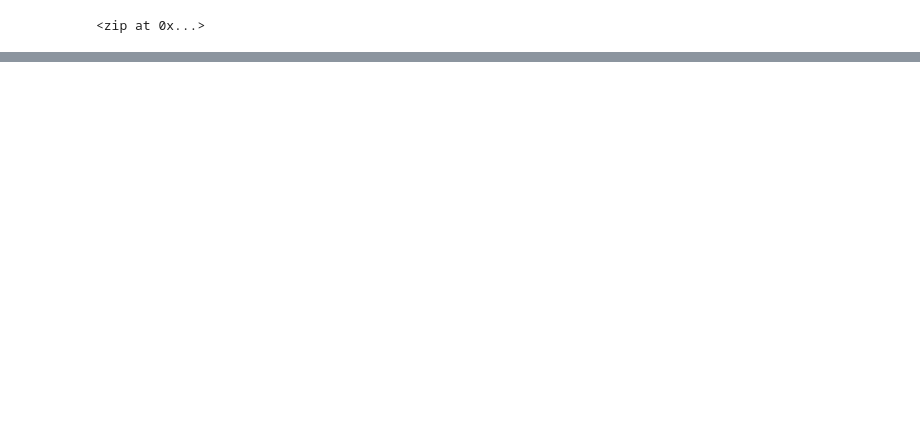
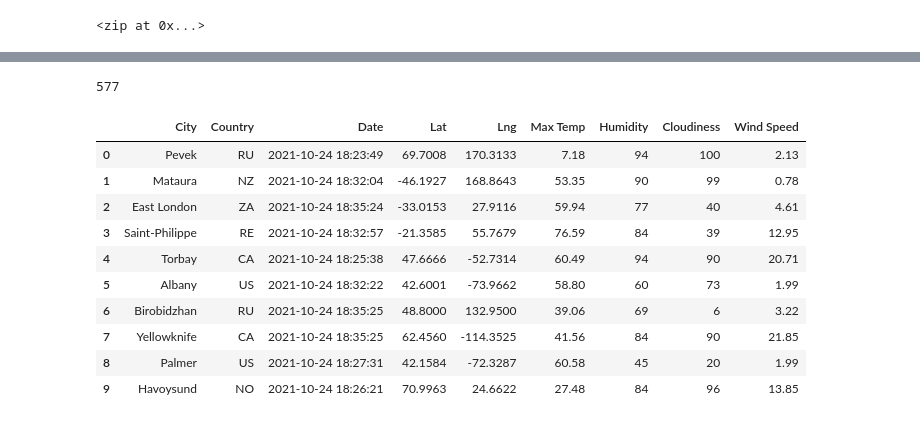
Before and after one commit to LinzStearns/World_Weather_Analysis, a Jupyter notebook: WeatherPy.ipynb, the cells around one changed output, grey strips where cells are left out. Cells and saved outputs as stored; diff of their text form; code cells hidden in the pictures; blank space fills up the shorter version.

Commit message:
Commit Modifications to gitignore and add Weather file

```diff
--- a/WeatherPy.ipynb
+++ b/WeatherPy.ipynb
@@ -51,0 +52,12 @@ len(cities)
+# %%
+# Import the requests library.
+import requests
+
+# Import the API key.
+from config import weather_api_key
+
+# Starting URL for Weather Map API Call.
+url = "http://api.openweathermap.org/data/2.5/weather?units=Imperial&APPID=" + weather_api_key
+
+# Import the datetime module from the datetime library.
+from datetime import datetime
@@ -51,0 +143,20 @@ len(cities)
+# %%
+len(city_data)
+# %% [output]
+577
+# %%
+# Convert the array of dictionaries to a Pandas DataFrame.
+city_data_df = pd.DataFrame(city_data)
+city_data_df.head(10)
+# %% [output]
+|  | City | Country | Date | Lat | Lng | Max Temp | Humidity | Cloudiness | Wind Speed |
+| 0 | Pevek | RU | 2021-10-24 18:23:49 | 69.7008 | 170.3133 | 7.18 | 94 | 100 | 2.13 |
+| 1 | Mataura | NZ | 2021-10-24 18:32:04 | -46.1927 | 168.8643 | 53.35 | 90 | 99 | 0.78 |
+| 2 | East London | ZA | 2021-10-24 18:35:24 | -33.0153 | 27.9116 | 59.94 | 77 | 40 | 4.61 |
+| 3 | Saint-Philippe | RE | 2021-10-24 18:32:57 | -21.3585 | 55.7679 | 76.59 | 84 | 39 | 12.95 |
+| 4 | Torbay | CA | 2021-10-24 18:25:38 | 47.6666 | -52.7314 | 60.49 | 94 | 90 | 20.71 |
+| 5 | Albany | US | 2021-10-24 18:32:22 | 42.6001 | -73.9662 | 58.80 | 60 | 73 | 1.99 |
+| 6 | Birobidzhan | RU | 2021-10-24 18:35:25 | 48.8000 | 132.9500 | 39.06 | 69 | 6 | 3.22 |
+| 7 | Yellowknife | CA | 2021-10-24 18:35:25 | 62.4560 | -114.3525 | 41.56 | 84 | 90 | 21.85 |
+| 8 | Palmer | US | 2021-10-24 18:27:31 | 42.1584 | -72.3287 | 60.58 | 45 | 20 | 1.99 |
+| 9 | Havoysund | NO | 2021-10-24 18:26:21 | 70.9963 | 24.6622 | 27.48 | 84 | 96 | 13.85 |
```
Also changed, not shown: parts of 4 cells of this notebook, 4 other files.
